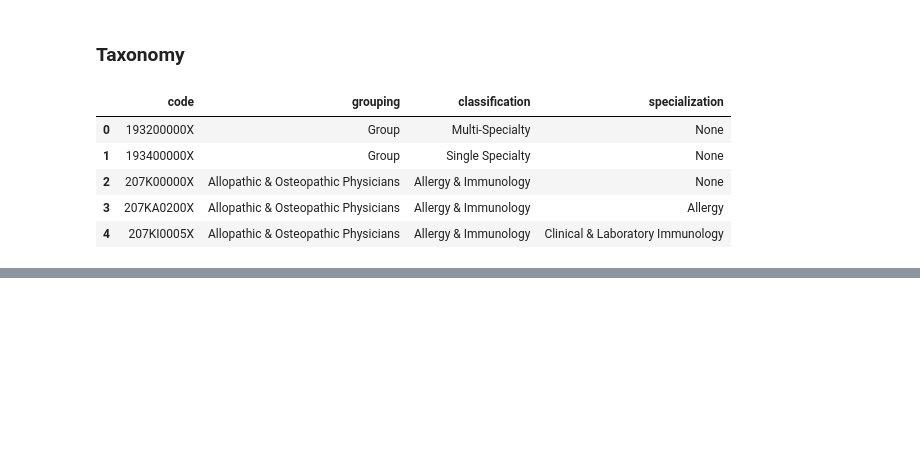
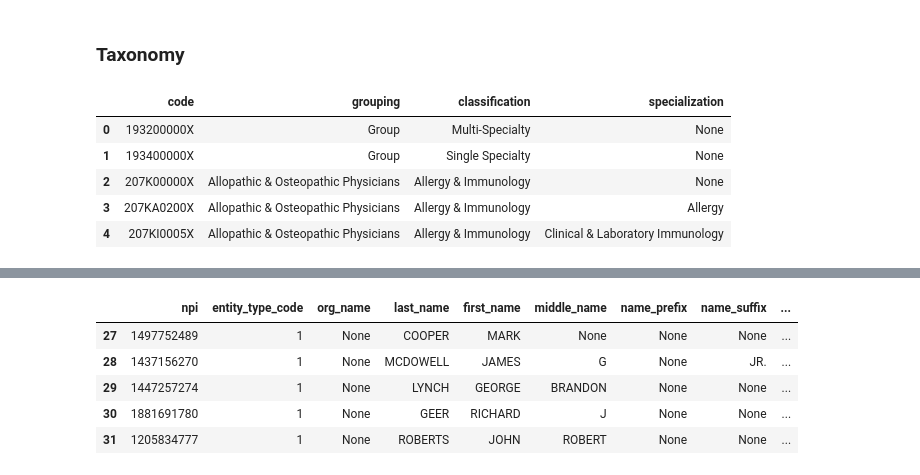
Before and after one commit to nss-data-science-cohort-4/hcbb_hop_team-aac_dog_moms, a Jupyter notebook: notebook/alg_cleaning_zipcodes_taxonomy.ipynb, the cells around one changed output, grey strips where cells are left out. Cells and saved outputs as stored; diff of their text form; code cells hidden in the pictures; blank space fills up the shorter version.

```diff
--- a/notebook/alg_cleaning_zipcodes_taxonomy.ipynb
+++ b/notebook/alg_cleaning_zipcodes_taxonomy.ipynb
@@ -224,0 +217,9 @@ taxonomy.head()
+# %%
+nash_nppes.head()
+# %% [output]
+|  | npi | entity_type_code | org_name | last_name | first_name | middle_name | name_prefix | name_suffix | ... |
+| 27 | 1497752489 | 1 | None | COOPER | MARK | None | None | None | ... |
+| 28 | 1437156270 | 1 | None | MCDOWELL | JAMES | G | None | JR. | ... |
+| 29 | 1447257274 | 1 | None | LYNCH | GEORGE | BRANDON | None | None | ... |
+| 30 | 1881691780 | 1 | None | GEER | RICHARD | J | None | None | ... |
+| 31 | 1205834777 | 1 | None | ROBERTS | JOHN | ROBERT | None | None | ... |
```
Also changed, not shown: parts of 16 cells of this notebook, 1 other file.
